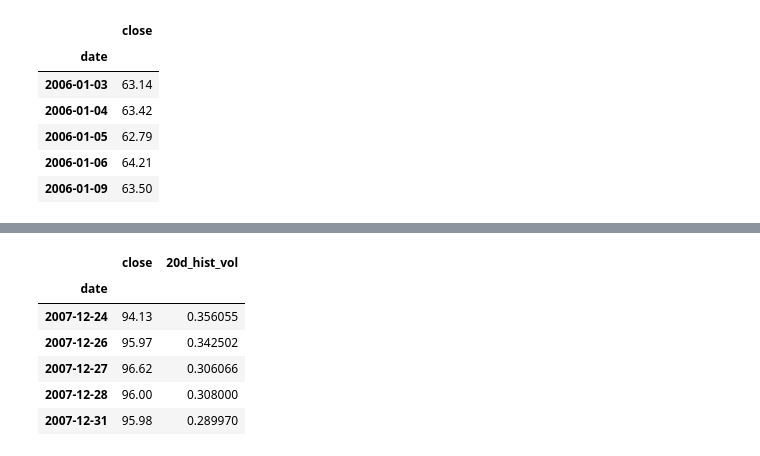
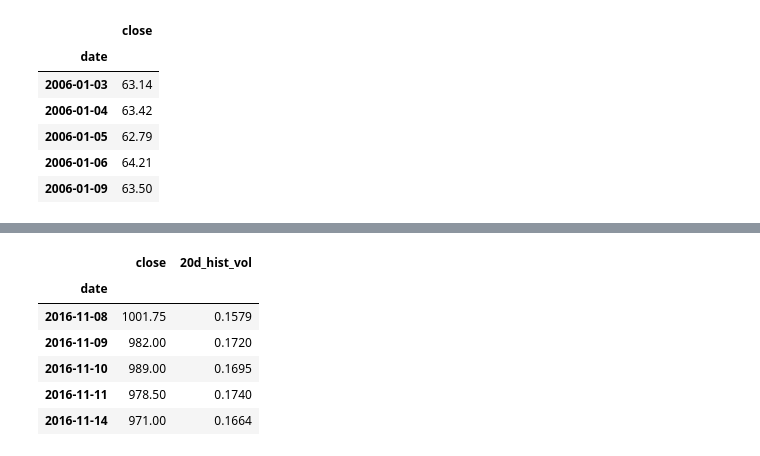
Before and after one commit to franko003/Commodity_TS_Analysis, a Jupyter notebook: notebooks/data_exploration.ipynb, the cells around one changed output, grey strips where cells are left out. Drawn from its saved outputs; the diff is of its cells as text; code cells hidden in the pictures.

```diff
--- a/notebooks/data_exploration.ipynb
+++ b/notebooks/data_exploration.ipynb
@@ -99,18 +99,22 @@ sm_ts.tail()
 | 2010-12-31 | 370.3 | 0.171607 |
 # %%
 def add_hist_vol(ts, period=20):
-    ''' This function takes in a time-series and a period (default to 20) and adds a historical
-        volatility column to the time-series, based on the period given.
+    ''' This function takes in a time-series and a period (default to 20) and returns a new
+        time-series with a historical volatility column, based on the period given.
 
         Args: ts - dataframe time-series of closing price data
               period - int number of days used to calculate the historical vol
 
-        Return: ts - dataframe time-series with added hist vol column
+        Return: cpy - dataframe new time-series with added hist vol column
     '''
+    # Create a copy of the time-series to manipulate, and a string name for new column
+    cpy = ts.copy()
+    col_name = '{}d_hist_vol'.format(str(period))
+
     # Add historical vol column given period length
-    ts['{}d_hist_vol'.format(str(period))] = math.sqrt(252) * ts.pct_change().rolling(window=period, center=False).std()
+    cpy[col_name] = round(math.sqrt(252) * cpy.pct_change().rolling(window=period, center=False).std(), 4)
 
-    return ts
+    return cpy
 # %%
 cl_ts.head()
 # %% [output]
@@ -125,0 +164,4 @@ cl_updated = add_hist_vol(cl_ts)
+# %%
+s_ts = generate_time_series('S', 2000, 2016, 'db1.sqlite')
+s_updated = add_hist_vol(s_ts)
+s_ts.tail()
@@ -126,10 +176,10 @@ cl_updated = add_hist_vol(cl_ts)
 # %%
-cl_ts.tail()
+s_updated.tail()
 # %% [output]
 |  | close | 20d_hist_vol |
 | date |  |  |
-| 2007-12-24 | 94.13 | 0.356055 |
-| 2007-12-26 | 95.97 | 0.342502 |
-| 2007-12-27 | 96.62 | 0.306066 |
-| 2007-12-28 | 96.00 | 0.308000 |
-| 2007-12-31 | 95.98 | 0.289970 |
+| 2016-11-08 | 1001.75 | 0.1579 |
+| 2016-11-09 | 982.00 | 0.1720 |
+| 2016-11-10 | 989.00 | 0.1695 |
+| 2016-11-11 | 978.50 | 0.1740 |
+| 2016-11-14 | 971.00 | 0.1664 |
```
Also changed, not shown: parts of 11 cells of this notebook, 1 other file.
